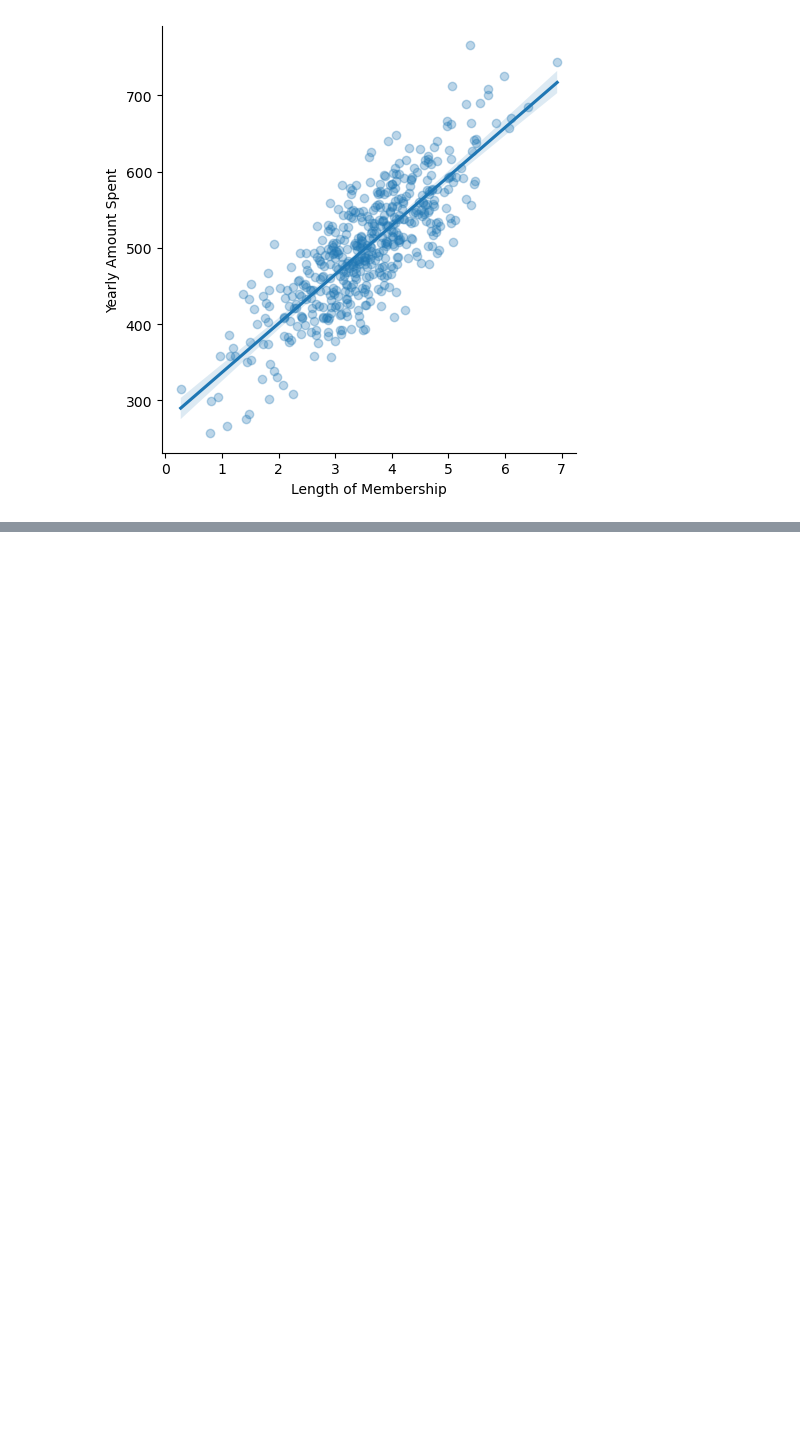
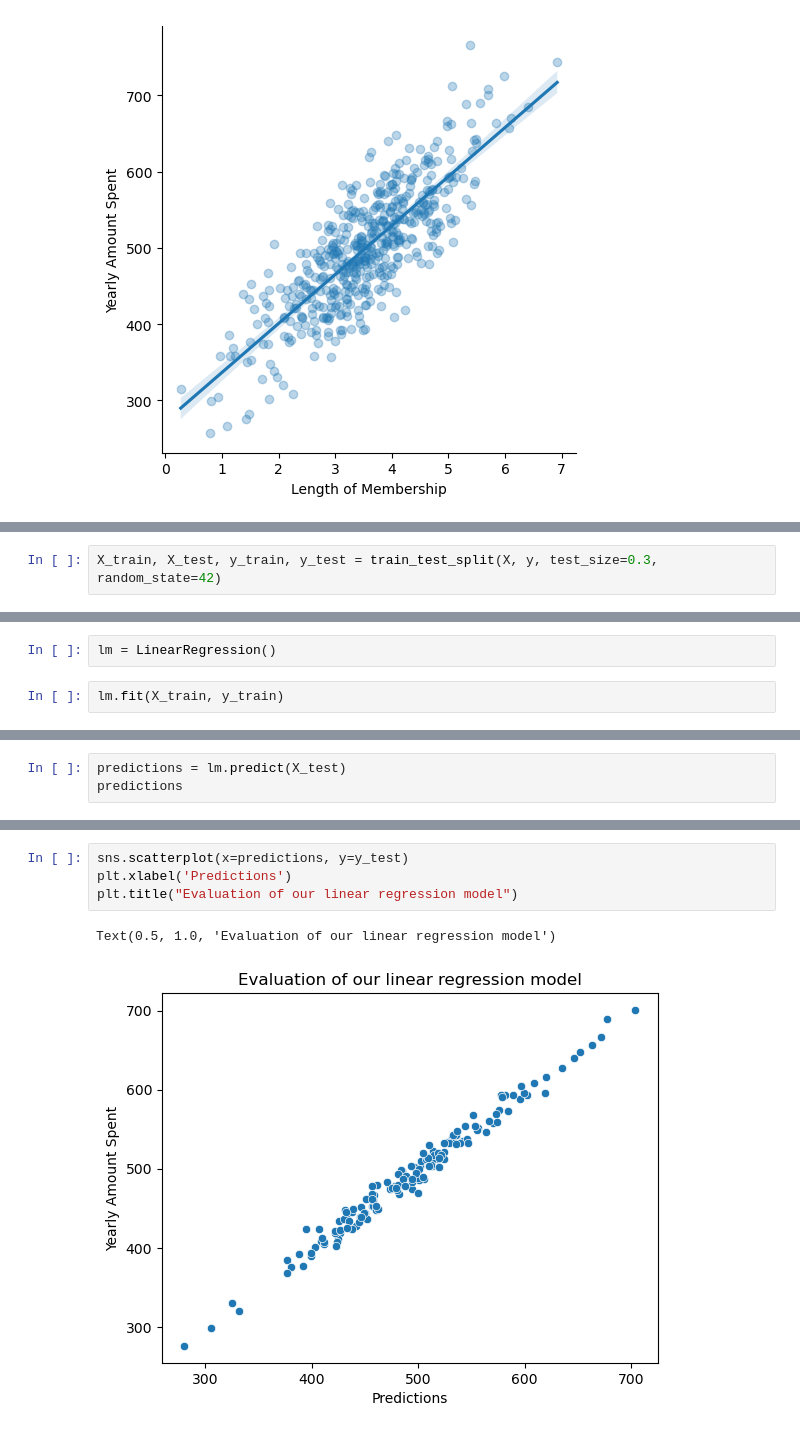
Before and after one commit to muhammadhananbaloch/practice_DS-ML, a Jupyter notebook: Linear Regression Model (practice 4)/money spent on ecommerce (linear regression).ipynb, the cells around one changed output, grey strips where cells are left out. Cells and saved outputs as stored; diff of their text form; blank space fills up the shorter version.

Commit message:
Predict y using sklearn library and also use some metrics

```diff
--- a/Linear Regression Model (practice 4)/money spent on ecommerce (linear regression).ipynb
+++ b/Linear Regression Model (practice 4)/money spent on ecommerce (linear regression).ipynb
@@ -70,0 +76,2 @@ sns.lmplot(x='Length of Membership',
+# %%
+X_train, X_test, y_train, y_test = train_test_split(X, y, test_size=0.3, random_state=42)
@@ -70,0 +82,4 @@ sns.lmplot(x='Length of Membership',
+# %%
+lm = LinearRegression()
+# %%
+lm.fit(X_train, y_train)
@@ -70,0 +103,3 @@ sns.lmplot(x='Length of Membership',
+# %%
+predictions = lm.predict(X_test)
+predictions
@@ -70,0 +124,7 @@ sns.lmplot(x='Length of Membership',
+# %%
+sns.scatterplot(x=predictions, y=y_test)
+plt.xlabel('Predictions')
+plt.title("Evaluation of our linear regression model")
+# %% [output]
+Text(0.5, 1.0, 'Evaluation of our linear regression model')
+[figure, added]
```
Also changed, not shown: parts of 11 cells of this notebook.
